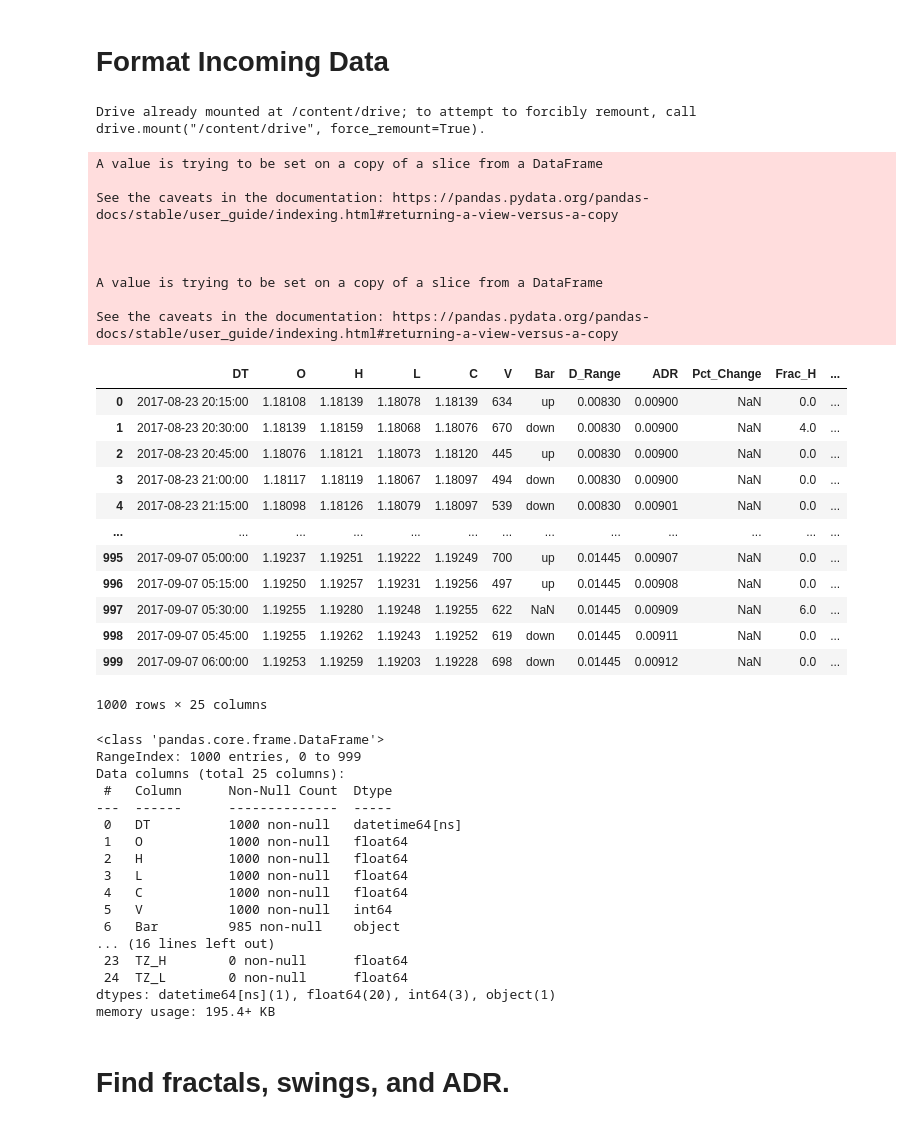
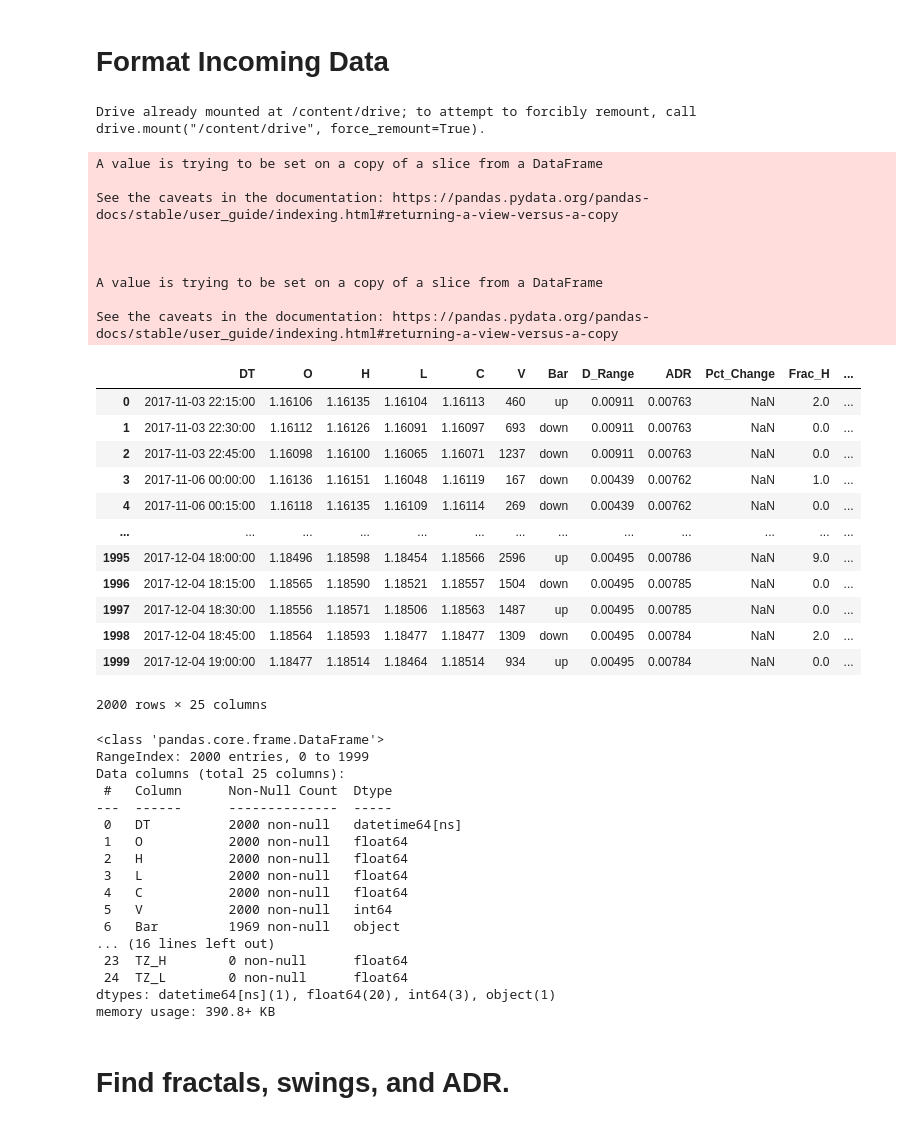
Before and after one commit to rrrudolph/trade, a Jupyter notebook: Strategy_Module.ipynb, the cells around one changed output. Saved outputs shown, nothing was run; the diff lists cells and outputs as text; code cells hidden in the pictures.

```diff
--- a/Strategy_Module.ipynb
+++ b/Strategy_Module.ipynb
@@ -15,7 +15,7 @@ from google.colab import drive
 drive.mount('/content/drive')
 
 df = pd.read_csv('drive/My Drive/Colab Notebooks/EURUSD15.csv')
-df = df[1800:2800]
+df = df[6800:8800]
 
 #### This stuff was to format an original MT4 OHLC file ####
 
@@ -27,65 +27,65 @@ df = df.reindex(columns=['DT', 'O', 'H', 'L', 'C', 'V', 'Bar', 'D_Range',
                          'ADR', 'Pct_Change', 'Frac_H', 'Frac_L', 'Locked_H', 'Locked_L',
                          'Sw_Price','Sw_Rating', 'Sw_Size', 'Sw_Pct', 'Sw_Weight',
                          'TZ_Active', 'TZ_Type', 'TZ_Start',
                          'TZ_End', 'TZ_H', 'TZ_L'])
 
 # df['DT'] -= pd.Timedelta(hours=7) # minus 7 hours to match CST
 
 # set bar type
 df['Bar'][df['C'] < df['O']] = 'down'
 df['Bar'][df['C'] > df['O']] = 'up'
 
 
 # if you want to re-iterate over the swings uncomment these:
 # df['Locked_H'] = 0
 # df['Locked_L'] = 0
 
 df.reset_index(drop=True,inplace=True)
 df
 # %% [output]
 Drive already mounted at /content/drive; to attempt to forcibly remount, call drive.mount("/content/drive", force_remount=True).
 A value is trying to be set on a copy of a slice from a DataFrame
 
 See the caveats in the documentation: https://pandas.pydata.org/pandas-docs/stable/user_guide/indexing.html#returning-a-view-versus-a-copy
 
 
 
 A value is trying to be set on a copy of a slice from a DataFrame
 
 See the caveats in the documentation: https://pandas.pydata.org/pandas-docs/stable/user_guide/indexing.html#returning-a-view-versus-a-copy
 |  | DT | O | H | L | C | V | Bar | D_Range | ADR | Pct_Change | Frac_H | ... |
-| 0 | 2017-08-23 20:15:00 | 1.18108 | 1.18139 | 1.18078 | 1.18139 | 634 | up | 0.00830 | 0.00900 | NaN | 0.0 | ... |
-| 1 | 2017-08-23 20:30:00 | 1.18139 | 1.18159 | 1.18068 | 1.18076 | 670 | down | 0.00830 | 0.00900 | NaN | 4.0 | ... |
-| 2 | 2017-08-23 20:45:00 | 1.18076 | 1.18121 | 1.18073 | 1.18120 | 445 | up | 0.00830 | 0.00900 | NaN | 0.0 | ... |
-| 3 | 2017-08-23 21:00:00 | 1.18117 | 1.18119 | 1.18067 | 1.18097 | 494 | down | 0.00830 | 0.00900 | NaN | 0.0 | ... |
-| 4 | 2017-08-23 21:15:00 | 1.18098 | 1.18126 | 1.18079 | 1.18097 | 539 | down | 0.00830 | 0.00901 | NaN | 0.0 | ... |
+| 0 | 2017-11-03 22:15:00 | 1.16106 | 1.16135 | 1.16104 | 1.16113 | 460 | up | 0.00911 | 0.00763 | NaN | 2.0 | ... |
+| 1 | 2017-11-03 22:30:00 | 1.16112 | 1.16126 | 1.16091 | 1.16097 | 693 | down | 0.00911 | 0.00763 | NaN | 0.0 | ... |
+| 2 | 2017-11-03 22:45:00 | 1.16098 | 1.16100 | 1.16065 | 1.16071 | 1237 | down | 0.00911 | 0.00763 | NaN | 0.0 | ... |
+| 3 | 2017-11-06 00:00:00 | 1.16136 | 1.16151 | 1.16048 | 1.16119 | 167 | down | 0.00439 | 0.00762 | NaN | 1.0 | ... |
+| 4 | 2017-11-06 00:15:00 | 1.16118 | 1.16135 | 1.16109 | 1.16114 | 269 | down | 0.00439 | 0.00762 | NaN | 0.0 | ... |
 | ... | ... | ... | ... | ... | ... | ... | ... | ... | ... | ... | ... | ... |
-| 995 | 2017-09-07 05:00:00 | 1.19237 | 1.19251 | 1.19222 | 1.19249 | 700 | up | 0.01445 | 0.00907 | NaN | 0.0 | ... |
-| 996 | 2017-09-07 05:15:00 | 1.19250 | 1.19257 | 1.19231 | 1.19256 | 497 | up | 0.01445 | 0.00908 | NaN | 0.0 | ... |
-| 997 | 2017-09-07 05:30:00 | 1.19255 | 1.19280 | 1.19248 | 1.19255 | 622 | NaN | 0.01445 | 0.00909 | NaN | 6.0 | ... |
-| 998 | 2017-09-07 05:45:00 | 1.19255 | 1.19262 | 1.19243 | 1.19252 | 619 | down | 0.01445 | 0.00911 | NaN | 0.0 | ... |
-| 999 | 2017-09-07 06:00:00 | 1.19253 | 1.19259 | 1.19203 | 1.19228 | 698 | down | 0.01445 | 0.00912 | NaN | 0.0 | ... |
+| 1995 | 2017-12-04 18:00:00 | 1.18496 | 1.18598 | 1.18454 | 1.18566 | 2596 | up | 0.00495 | 0.00786 | NaN | 9.0 | ... |
+| 1996 | 2017-12-04 18:15:00 | 1.18565 | 1.18590 | 1.18521 | 1.18557 | 1504 | down | 0.00495 | 0.00785 | NaN | 0.0 | ... |
+| 1997 | 2017-12-04 18:30:00 | 1.18556 | 1.18571 | 1.18506 | 1.18563 | 1487 | up | 0.00495 | 0.00785 | NaN | 0.0 | ... |
+| 1998 | 2017-12-04 18:45:00 | 1.18564 | 1.18593 | 1.18477 | 1.18477 | 1309 | down | 0.00495 | 0.00784 | NaN | 2.0 | ... |
+| 1999 | 2017-12-04 19:00:00 | 1.18477 | 1.18514 | 1.18464 | 1.18514 | 934 | up | 0.00495 | 0.00784 | NaN | 0.0 | ... |
-1000 rows × 25 columns
+2000 rows × 25 columns
 # %%
 df.info()
 # %% [output]
 <class 'pandas.core.frame.DataFrame'>
-RangeIndex: 1000 entries, 0 to 999
+RangeIndex: 2000 entries, 0 to 1999
 Data columns (total 25 columns):
  #   Column      Non-Null Count  Dtype
 ---  ------      --------------  -----
- 0   DT          1000 non-null   datetime64[ns]
- 1   O           1000 non-null   float64
- 2   H           1000 non-null   float64
- 3   L           1000 non-null   float64
- 4   C           1000 non-null   float64
- 5   V           1000 non-null   int64
- 6   Bar         985 non-null    object
+ 0   DT          2000 non-null   datetime64[ns]
+ 1   O           2000 non-null   float64
+ 2   H           2000 non-null   float64
+ 3   L           2000 non-null   float64
+ 4   C           2000 non-null   float64
+ 5   V           2000 non-null   int64
+ 6   Bar         1969 non-null   object
 ... (16 lines left out)
  23  TZ_H        0 non-null      float64
  24  TZ_L        0 non-null      float64
 dtypes: datetime64[ns](1), float64(20), int64(3), object(1)
-memory usage: 195.4+ KB
+memory usage: 390.8+ KB
 # %% [markdown]
 # Find fractals, swings, and ADR.
 # %%
```
Also changed, not shown: parts of 8 cells of this notebook.
